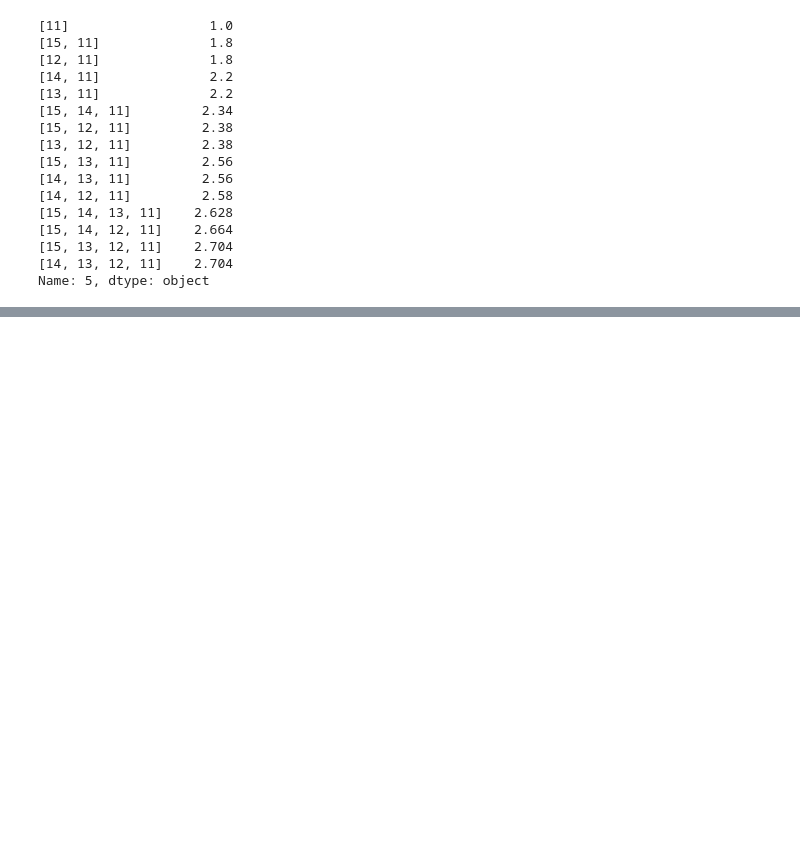
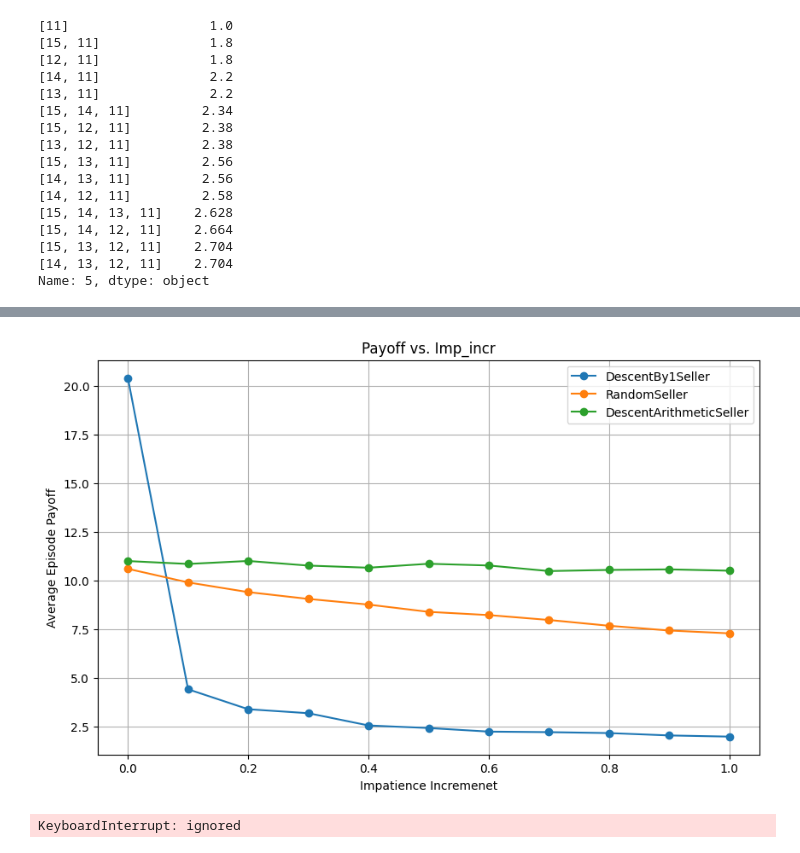
Before and after one commit to Lenguist/insight-game-ai, a Jupyter notebook: simple_sim_united.ipynb, the cells around one changed output, grey strips where cells are left out. Saved outputs shown, nothing was run; the diff lists cells and outputs as text; code cells hidden in the pictures; blank space fills up the shorter version.

```diff
--- a/simple_sim_united.ipynb
+++ b/simple_sim_united.ipynb
@@ -261,0 +433,69 @@ Name: 5, dtype: object
+# %%
+random_results = []
+seller = RandomSeller(value=value, imp_init=0, init_offer=range_max)
+for imp_incr in imp_list:
+  result = simulation(value,
+                        range_min,
+                        range_max,
+                        imp_incr = imp_incr,
+                        imp_init = 0,
+                        rounds = rounds,
+                        seller=seller)
+  random_results.append(result)
+# %%
+arithmetic_results = []
+n = 20
+seller = DescentArithmeticSeller(value=value, imp_init=0, init_offer=range_max, init_descent = n)
+for imp_incr in imp_list:
+  result = simulation(value,
+                        range_min,
+                        range_max,
+                        imp_incr = imp_incr,
+                        imp_init = 0,
+                        rounds = rounds,
+                        seller=seller)
+  arithmetic_results.append(result)
+# %%
+import matplotlib.pyplot as plt
+
+plt.figure(figsize=(10, 6))
+for i in range(len(all_results)):
+  plt.plot(imp_list, all_results[i], marker='o', label=f'DescentBy{i+1}Seller')
+plt.plot(imp_list, random_results, marker='o', label=f'RandomSeller')
+plt.plot(imp_list, arithmetic_results, marker='o', label=f'DescentArithmeticSeller')
+plt.title('Payoff vs. Imp_incr')
+plt.xlabel('Impatience Incremenet')
+plt.ylabel('Average Episode Payoff')
+plt.grid()
+
+plt.legend()  # This will create a legend using the labels specified in the plot functions
+
+plt.show()
+# %% [output]
+[figure, added]
+# %%
+imp_list = [i / 10.0 for i in range(11)]
+all_results = []
+
+# params that are needed to initialize seller
+value = 10
+range_min = 11
+range_max = 30
+
+for n in range(2):
+  sim_results = []
+  seller = DescentByNSeller(value=value, imp_init=0, init_offer=range_max, descent=n)
+
+  for imp_incr in imp_list:
+    result = simulation(value,
+                        range_min,
+                        range_max,
+                        imp_incr = imp_incr,
+                        imp_init = 0,
+                        rounds = 1,
+                        seller=seller)
+    sim_results.append(result)
+
+  all_results.append(sim_results)
+# %% [output]
+KeyboardInterrupt: ignored
```
Also changed, not shown: parts of 34 cells of this notebook.
